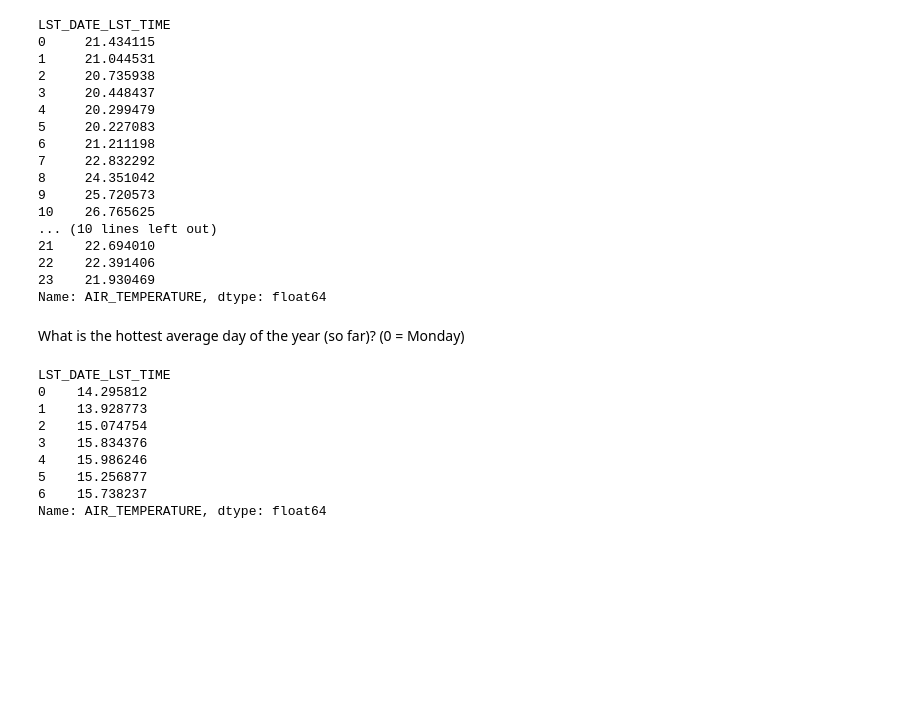
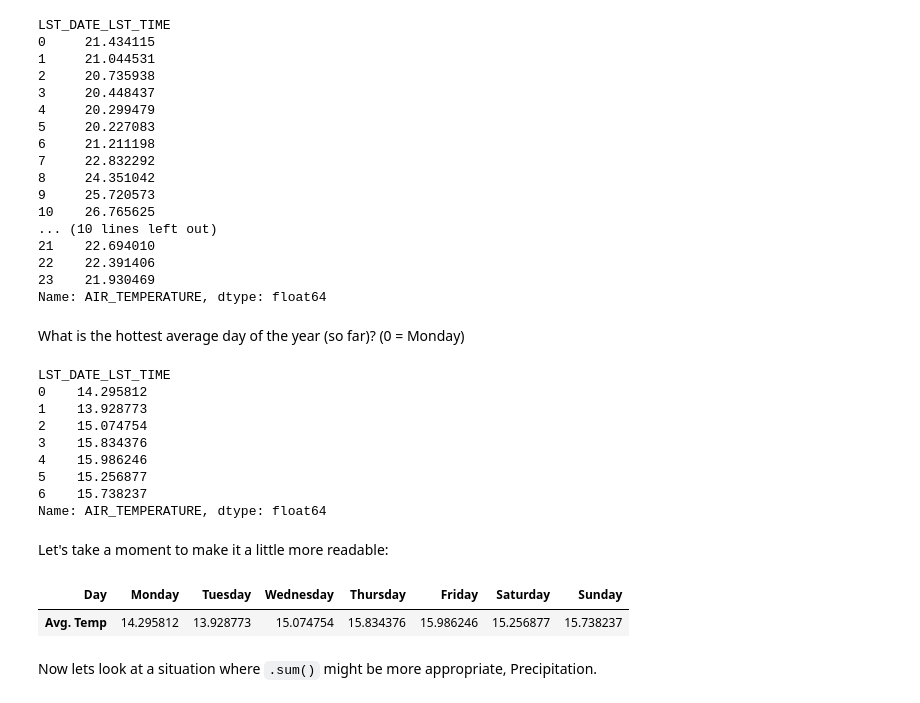
Before and after one commit to brownworth/MD, a Jupyter notebook: Python/MD-8-Time Data.ipynb, the cells around one changed output. Drawn from its saved outputs; the diff is of its cells as text; code cells hidden in the pictures; blank space fills up the shorter version.

```diff
--- a/Python/MD-8-Time Data.ipynb
+++ b/Python/MD-8-Time Data.ipynb
@@ -254,5 +256,18 @@ LST_DATE_LST_TIME
 5    15.256877
 6    15.738237
 Name: AIR_TEMPERATURE, dtype: float64
+# %% [markdown]
+Let's take a moment to make it a little more readable:
+# %%
+from calendar import day_name
+pd.DataFrame({'Day':[day_name[i] for i in range(7)],
+            'Avg. Temp':noaa_data['AIR_TEMPERATURE'].groupby(noaa_data.index.dayofweek).mean()},
+             columns=['Day','Avg. Temp']
+).set_index('Day').T
+# %% [output]
+| Day | Monday | Tuesday | Wednesday | Thursday | Friday | Saturday | Sunday |
+| Avg. Temp | 14.295812 | 13.928773 | 15.074754 | 15.834376 | 15.986246 | 15.256877 | 15.738237 |
+# %% [markdown]
+Now lets look at a situation where `.sum()` might be more appropriate, Precipitation.
 # %%
 noaa_data.loc[:,'PRECIPITATION'].groupby(pd.Grouper(freq='W')).sum()
```
Also changed, not shown: parts of 15 cells of this notebook, 1 other file.
